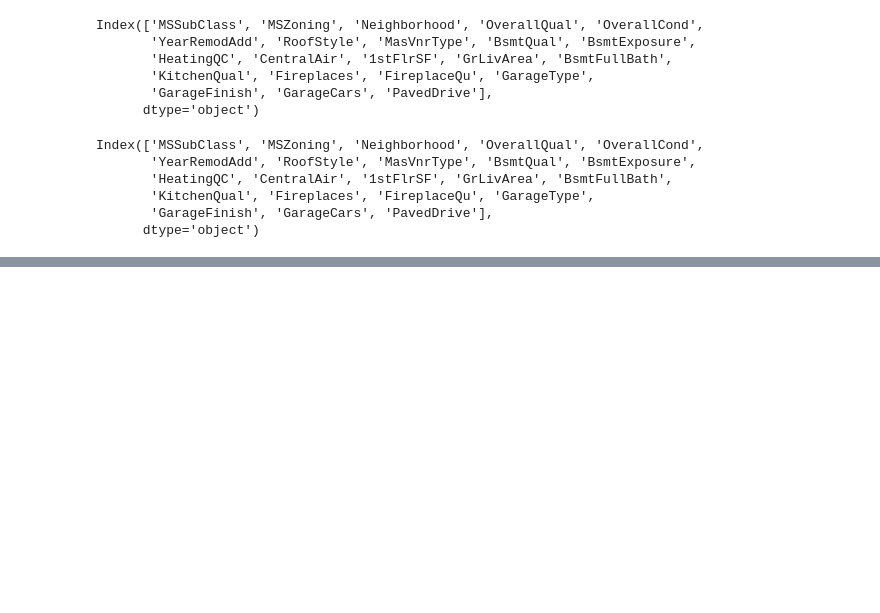
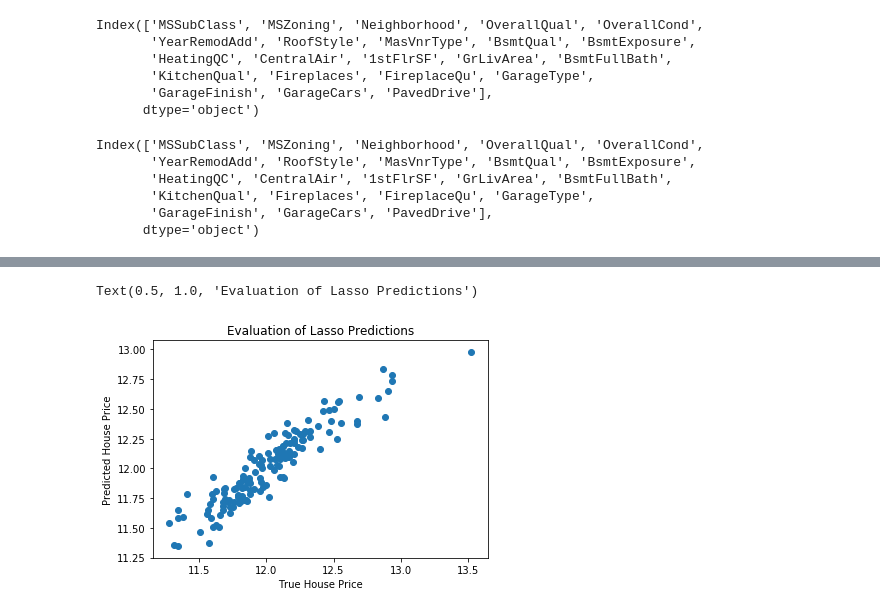
Before and after one commit to AvinashTiwari/Artifical-intelligence, a Jupyter notebook: 14_Deployment_Machince/2_FeatureAnlaysis/FeatureEng.ipynb, the cells around one changed output, grey strips where cells are left out. Cells and saved outputs as stored; diff of their text form; code cells hidden in the pictures; blank space fills up the shorter version.

```diff
--- a/14_Deployment_Machince/2_FeatureAnlaysis/FeatureEng.ipynb
+++ b/14_Deployment_Machince/2_FeatureAnlaysis/FeatureEng.ipynb
@@ -358,0 +376,14 @@ pd.Series(selected_feats).to_csv('selected_features.csv', index=False)
+# %%
+y_train = X_train['SalePrice']
+y_test = X_test['SalePrice']
+# %%
+features = pd.read_csv('selected_features.csv', header=None)
+features = [x for x in features[0]]
+
+# here I will add this last feature, even though it was not selected in our previous step,
+# because it needs key feature engineering steps that I want to discuss further during the deployment
+# part of the course.
+
+features = features + ['LotFrontage']
+
+features
@@ -358,0 +408,6 @@ pd.Series(selected_feats).to_csv('selected_features.csv', index=False)
+# %%
+X_train = X_train[features]
+X_test = X_test[features]
+# %%
+lin_model = Lasso(alpha=0.005, random_state=0) # remember to set the random_state / seed
+lin_model.fit(X_train, y_train)
@@ -358,0 +436,8 @@ pd.Series(selected_feats).to_csv('selected_features.csv', index=False)
+# %%
+plt.scatter(y_test, lin_model.predict(X_test))
+plt.xlabel('True House Price')
+plt.ylabel('Predicted House Price')
+plt.title('Evaluation of Lasso Predictions')
+# %% [output]
+Text(0.5, 1.0, 'Evaluation of Lasso Predictions')
+[figure, added]
```
Also changed, not shown: parts of 7 cells of this notebook, 6 other files.
